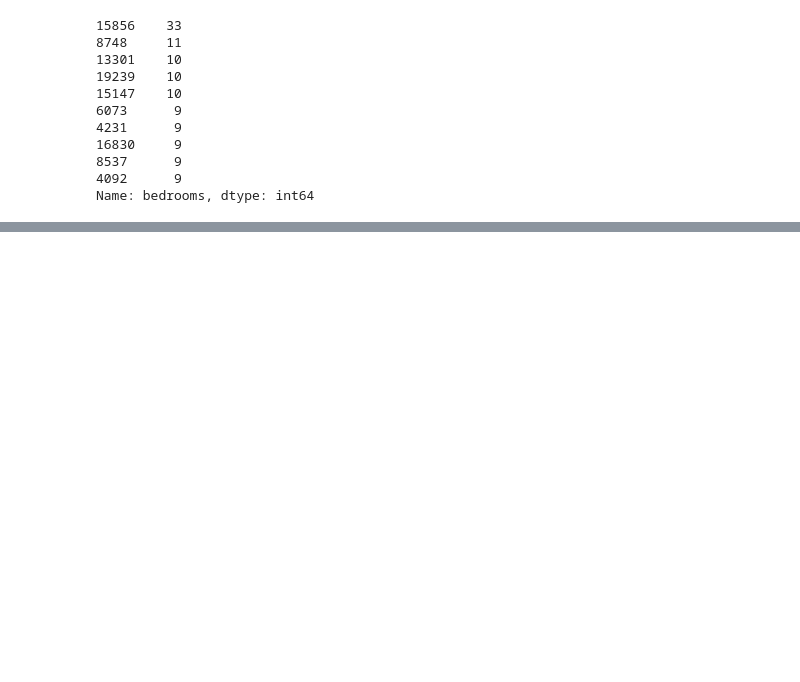
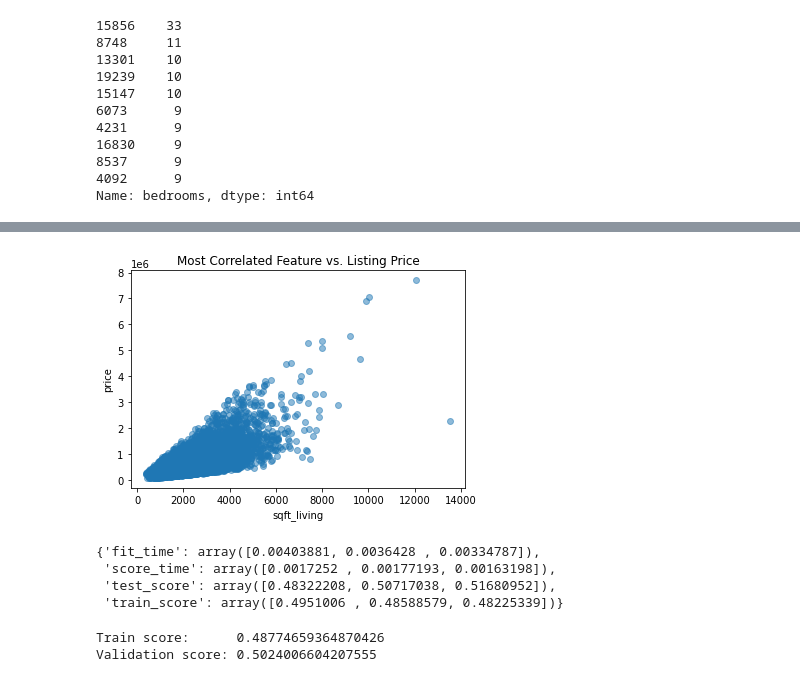
Before and after one commit to vict0rkang/dsc-phase-2-project-v2-3, a Jupyter notebook: student.ipynb, the cells around one changed output, grey strips where cells are left out. Cells and saved outputs as stored; diff of their text form; code cells hidden in the pictures; blank space fills up the shorter version.

```diff
--- a/student.ipynb
+++ b/student.ipynb
@@ -689,0 +802,2 @@ df.hist(figsize = (20,15));
+# %%
+most_correlated = "sqft_living"
@@ -689,0 +930,9 @@ df.hist(figsize = (20,15));
+# %%
+fig, ax = plt.subplots()
+
+ax.scatter(df[most_correlated], df['price'], alpha=0.5)
+ax.set_xlabel(most_correlated)
+ax.set_ylabel("price")
+ax.set_title("Most Correlated Feature vs. Listing Price");
+# %% [output]
+[figure, added]
@@ -689,0 +952,13 @@ df.hist(figsize = (20,15));
+# %%
+baseline_scores
+# %% [output]
+{'fit_time': array([0.00403881, 0.0036428 , 0.00334787]),
+ 'score_time': array([0.0017252 , 0.00177193, 0.00163198]),
+ 'test_score': array([0.48322208, 0.50717038, 0.51680952]),
+ 'train_score': array([0.4951006 , 0.48588579, 0.48225339])}
+# %%
+print("Train score:     ", baseline_scores["train_score"].mean())
+print("Validation score:", baseline_scores["test_score"].mean())
+# %% [output]
+Train score:      0.48774659364870426
+Validation score: 0.5024006604207555
```
Also changed, not shown: parts of 57 cells of this notebook, 1 other file.
